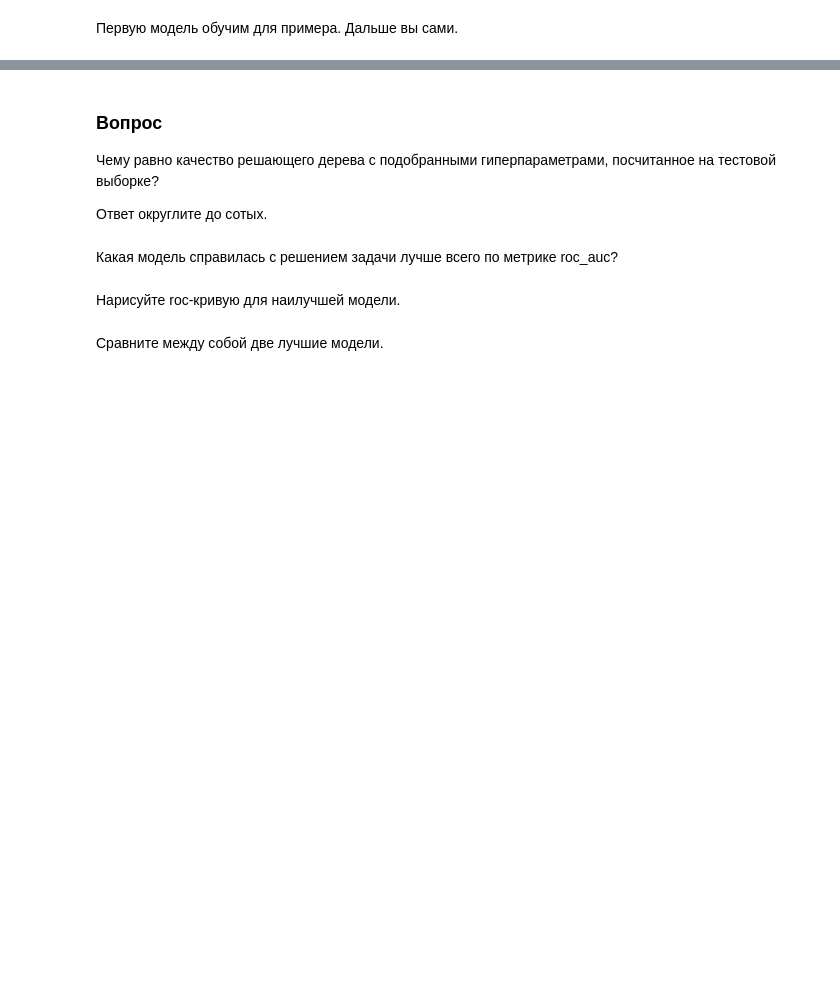
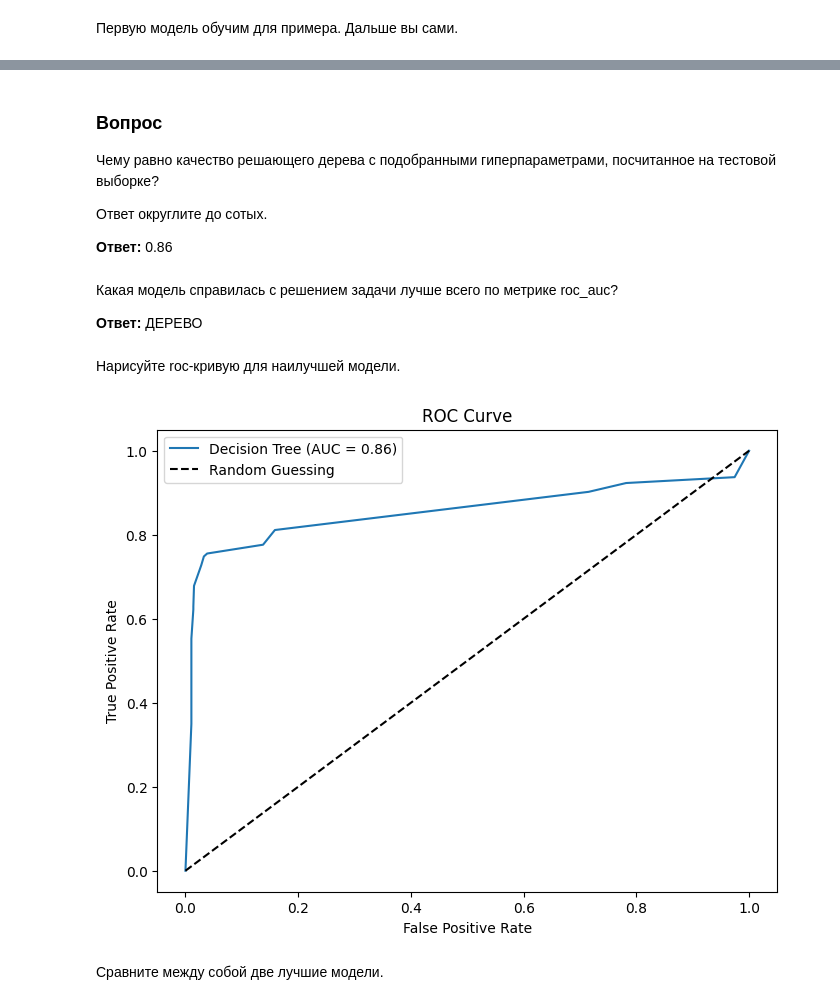
Before and after one commit to psaw/hse-ai24-ml, a Jupyter notebook: Trees_final_task_ipynb.ipynb, the cells around one changed output, grey strips where cells are left out. Cells and saved outputs as stored; diff of their text form; code cells hidden in the pictures; blank space fills up the shorter version.

```diff
--- a/Trees_final_task_ipynb.ipynb
+++ b/Trees_final_task_ipynb.ipynb
@@ -274,9 +274,13 @@ params_tree = {
     'criterion': ['gini', 'entropy'],
 }
 
-gs_tree = GridSearchCV(DecisionTreeClassifier(random_state=RANDOM_STATE), params_tree, cv=3, scoring='roc_auc', verbose=1)
+gs_tree = GridSearchCV(DecisionTreeClassifier(random_state=RANDOM_STATE), params_tree, cv=3, scoring='roc_auc', verbose=2)
 gs_tree.fit(Xtrain, ytrain)
 print(f"Train best score = {gs_tree.best_score_}, best estimator = {gs_tree.best_estimator_}")
 tree2 = gs_tree.best_estimator_
 pred_tree2 = tree2.predict_proba(Xtest)[:,1]
-print(roc_auc_score(ytest, pred_tree2))
+roc_auc_tree2 = roc_auc_score(ytest, pred_tree2)
+print(f'DecisionTree ROC-AUC (test) = {roc_auc_tree2}')
+
+# Train best score = 0.8644263148363854, best estimator = DecisionTreeClassifier(max_depth=np.int64(6), random_state=42)
+# DecisionTree ROC-AUC (test) = 0.8555540142471298
@@ -286,8 +308,12 @@ print(roc_auc_score(ytest, pred_tree2))
 Чему равно качество решающего дерева с подобранными гиперпараметрами, посчитанное на тестовой выборке?
 
 Ответ округлите до сотых.
+
+**Ответ:** 0.86
 # %% [markdown]
 Какая модель справилась с решением задачи лучше всего по метрике roc_auc?
+
+**Ответ:** ДЕРЕВО
 # %% [markdown]
 Нарисуйте roc-кривую для наилучшей модели.
 # %%
@@ -295,6 +321,24 @@ from sklearn.metrics import roc_curve
 from matplotlib import pyplot as plt
 
 # your code here
+# %%
+from sklearn.metrics import roc_curve
+from matplotlib import pyplot as plt
+
+# Получение значений FPR, TPR и порогов для ROC-кривой
+fpr, tpr, thresholds = roc_curve(ytest, pred_tree2)
+
+# Построение графика
+plt.figure(figsize=(8, 6))
+plt.plot(fpr, tpr, label=f'Decision Tree (AUC = {roc_auc_tree2:.2f})')
+plt.plot([0, 1], [0, 1], 'k--', label='Random Guessing')
+plt.xlabel('False Positive Rate')
+plt.ylabel('True Positive Rate')
+plt.title('ROC Curve')
+plt.legend(loc='best')
+plt.show()
+# %% [output]
+[figure, added]
 # %% [markdown]
 Сравните между собой две лучшие модели.
 # %% [markdown]
```
Also changed, not shown: parts of 15 cells of this notebook.
